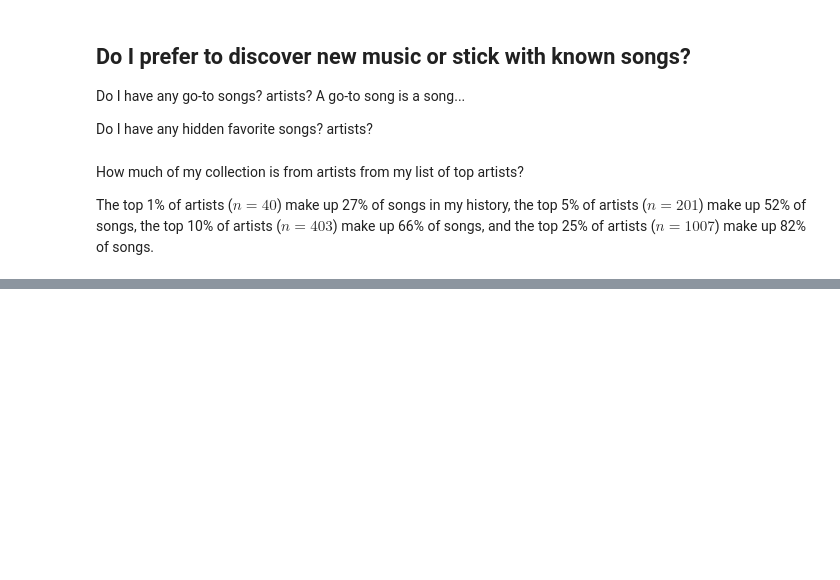
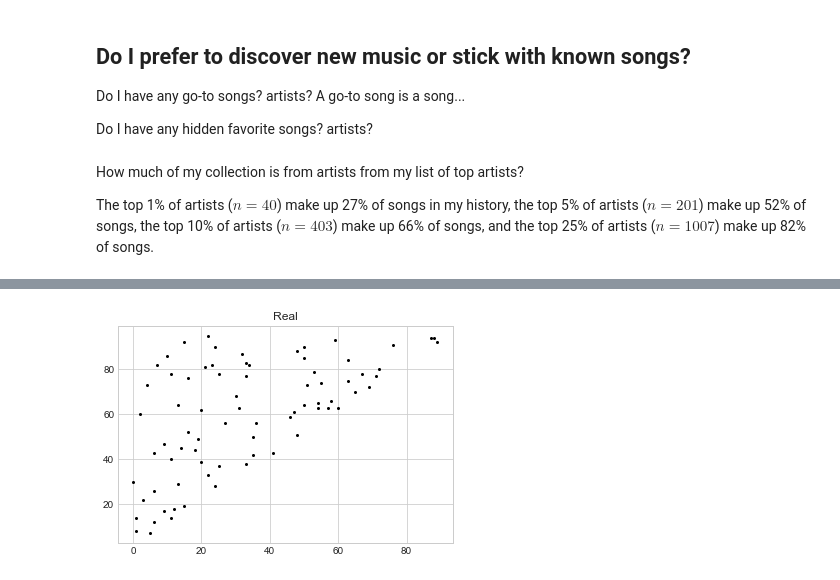
Before and after one commit to liebscher/musicanalysis, a Jupyter notebook: 5_Explore_Discovery.ipynb, the cells around one changed output, grey strips where cells are left out. Saved outputs shown, nothing was run; the diff lists cells and outputs as text; code cells hidden in the pictures; blank space fills up the shorter version.

```diff
--- a/5_Explore_Discovery.ipynb
+++ b/5_Explore_Discovery.ipynb
@@ -103,0 +167,7 @@ print(mainstream['duration'].describe())
+# %%
+sort_Y = Y.argsort(axis=1)
+unique_sort_Y = np.unique(np.sort(sort_Y[:, 0:2], axis=1), axis=0)
+plt.title('Real')
+plt.scatter(unique_sort_Y[:, 0], unique_sort_Y[:, 1], c='k', s=4);
+# %% [output]
+[figure, added]
```
Also changed, not shown: parts of 31 cells of this notebook, 1 other file.
